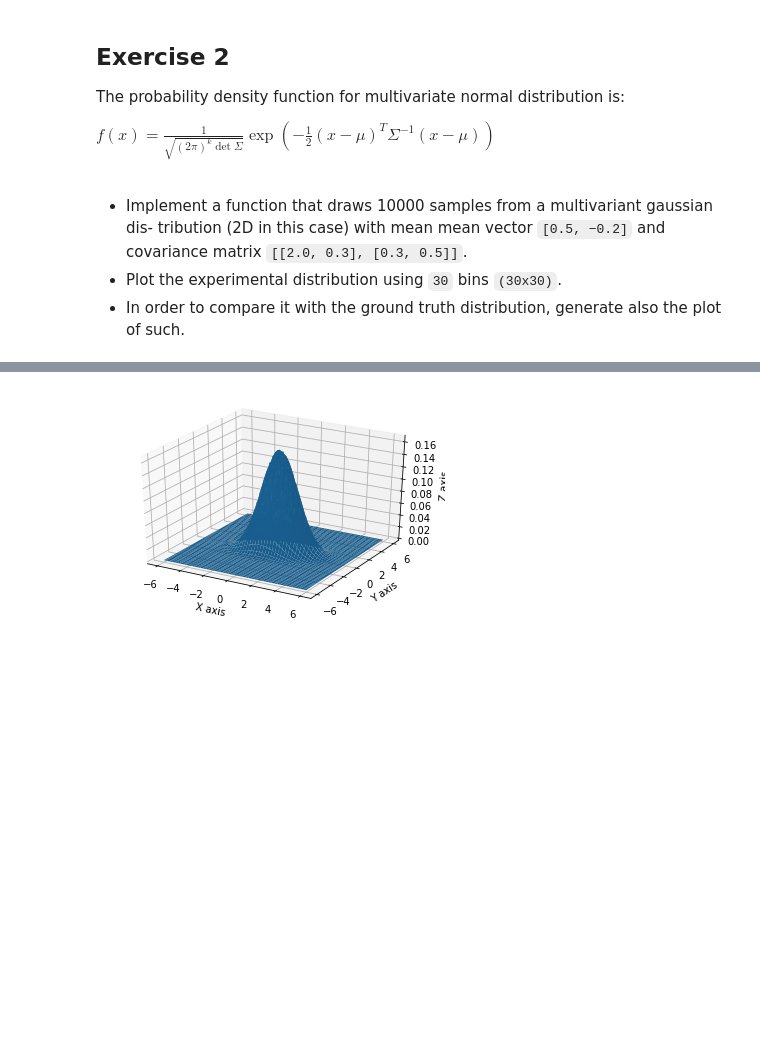
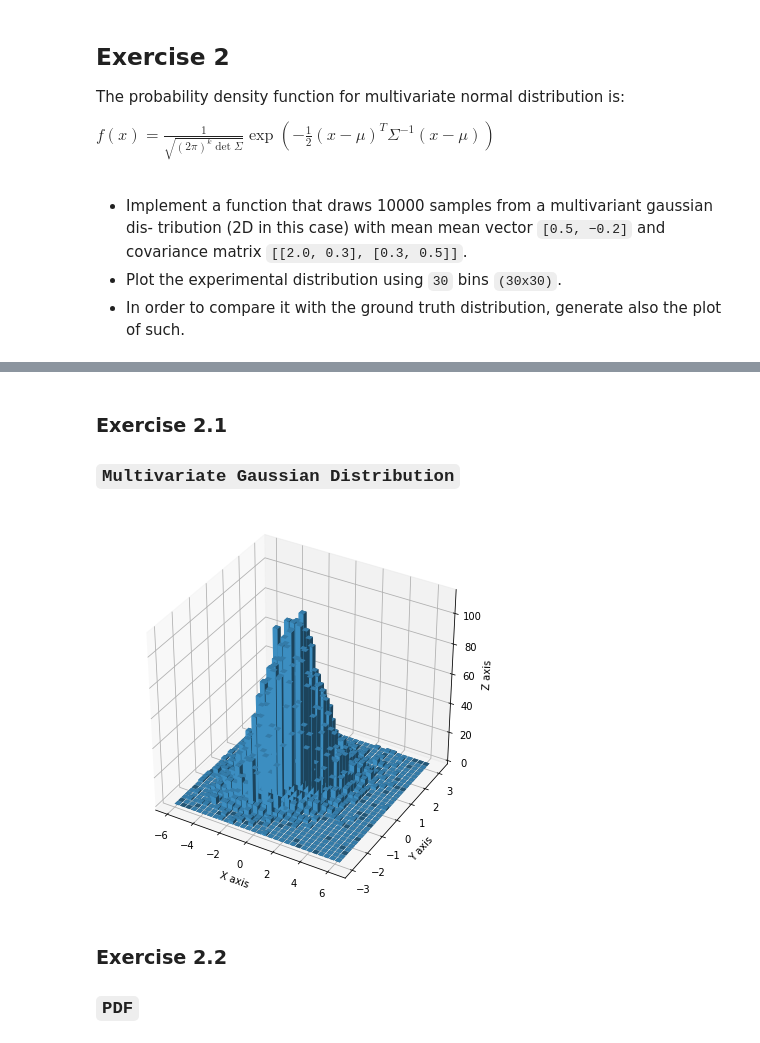
Before and after one commit to Mavengence/Pattern_Analysis_SS20_FAU, a Jupyter notebook: Exercise_1.ipynb, the cells around one changed output, grey strips where cells are left out. Saved outputs shown, nothing was run; the diff lists cells and outputs as text; code cells hidden in the pictures; blank space fills up the shorter version.

Commit message:
finished exercise 1

```diff
--- a/Exercise_1.ipynb
+++ b/Exercise_1.ipynb
@@ -104,16 +109,5 @@ rv = multivariate_normal(mu, cov)
-# %%
-x = np.linspace(-6,6,n)
-y = np.linspace(-6,6,n)
-X, Y = np.meshgrid(x,y)
-pos = np.empty(X.shape + (2,))
-pos[:, :, 0] = X; pos[:, :, 1] = Y
-# %%
-fig = plt.figure()
-ax = fig.gca(projection='3d')
-ax.plot_surface(X, Y, rv.pdf(pos),linewidth=0)
-ax.set_xlabel('X axis')
-ax.set_ylabel('Y axis')
-ax.set_zlabel('Z axis')
-plt.show()
-# %% [output]
-[figure, removed]
+# %% [markdown]
+<a name='2.1'></a>
+
+### Exercise 2.1
+### `Multivariate Gaussian Distribution`
@@ -119,0 +165,10 @@ plt.show()
+# %%
+# default case
+multivariate_gauss_dist(bins=bins, sample_size=n)
+# %% [output]
+[figure, added]
+# %% [markdown]
+<a name='2.2'></a>
+
+### Exercise 2.2
+### `PDF`
```
Also changed, not shown: parts of 22 cells of this notebook.
